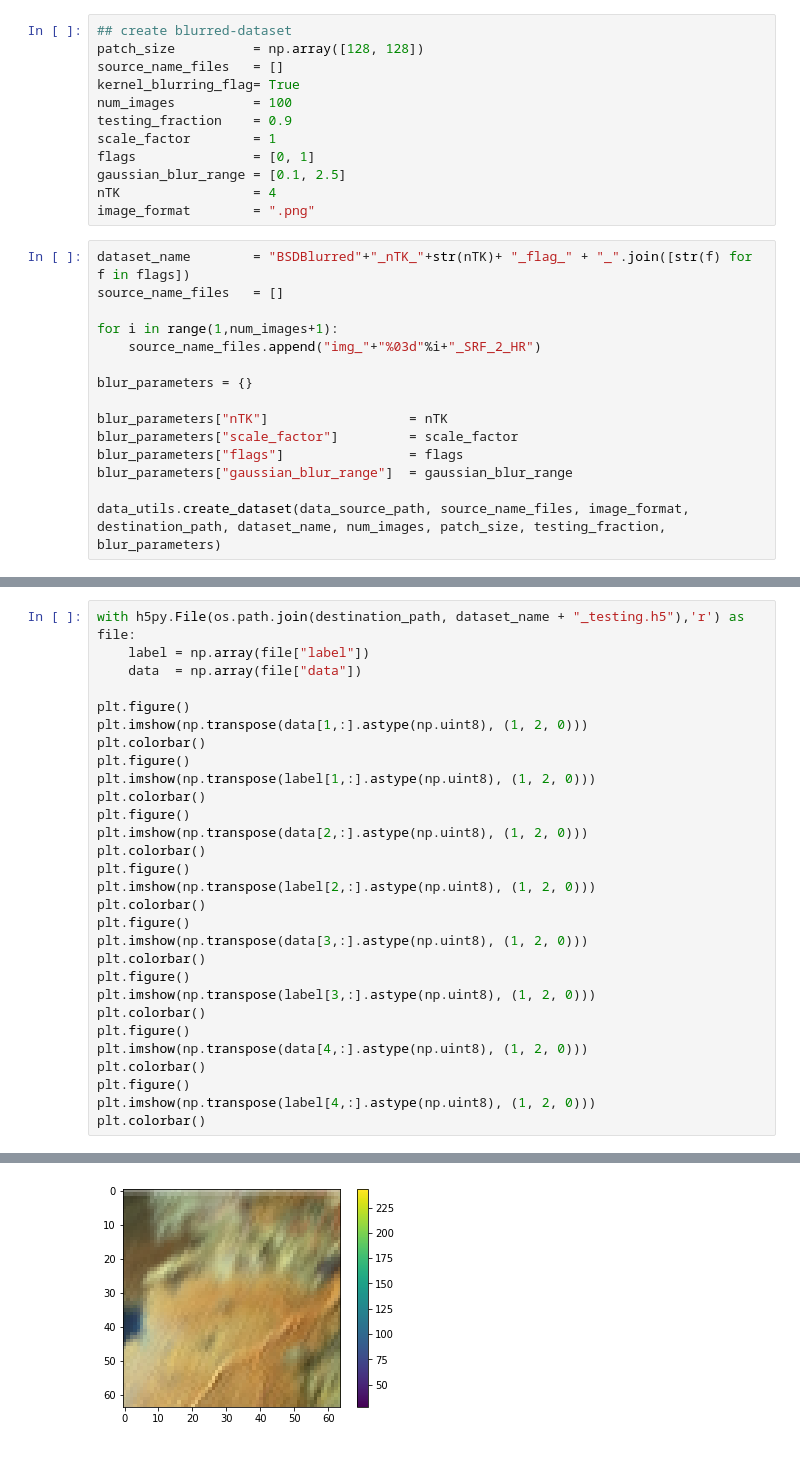
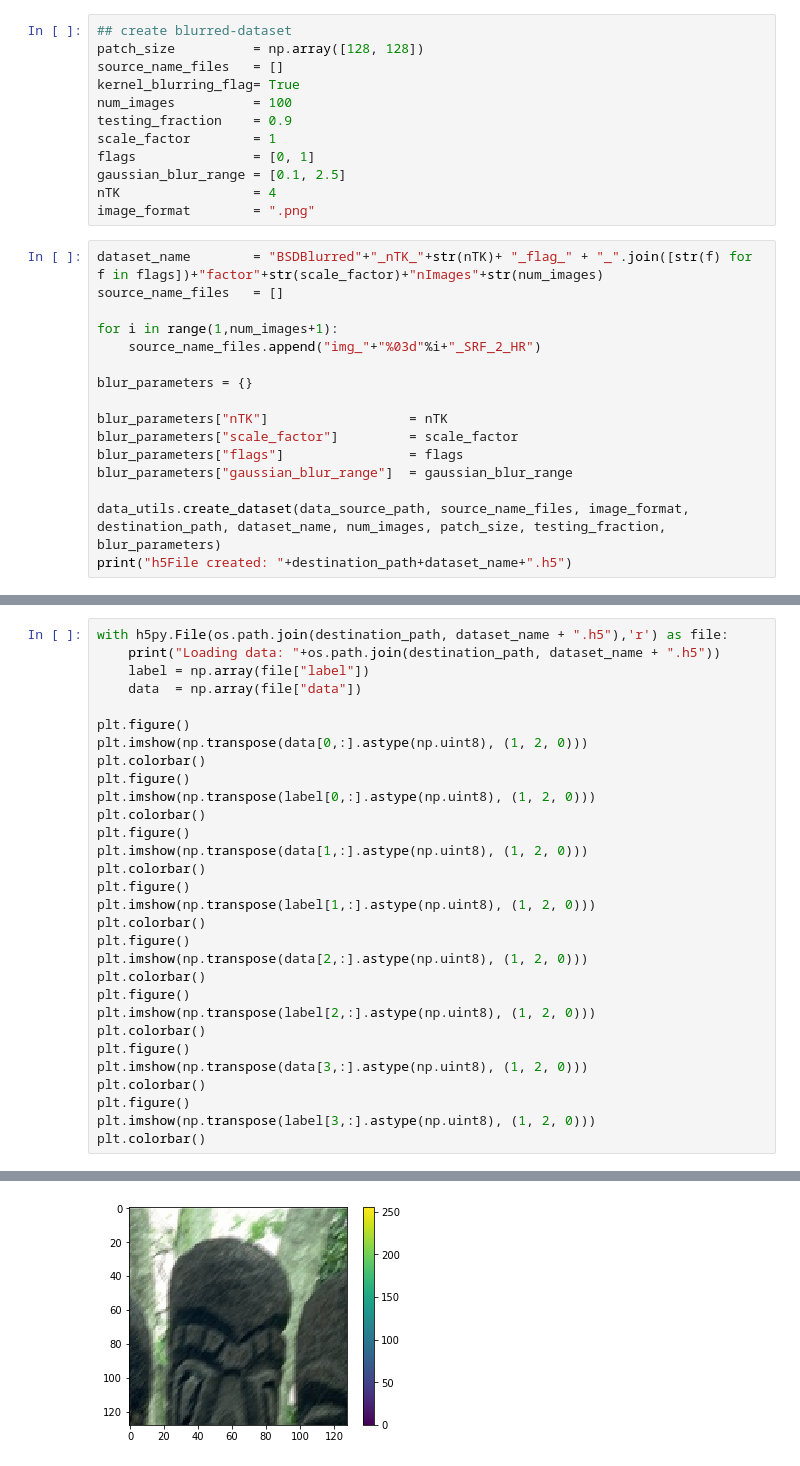
Before and after one commit to Sushobhan04/UG2, a Jupyter notebook: scripts/generate_dataset.ipynb, the cells around one changed output, grey strips where cells are left out. Drawn from its saved outputs; the diff is of its cells as text.

Commit message:
ipynb script changed for 100 images

```diff
--- a/scripts/generate_dataset.ipynb
+++ b/scripts/generate_dataset.ipynb
@@ -29,7 +29,7 @@ gaussian_blur_range = [0.1, 2.5]
 nTK                 = 4
 image_format        = ".png"
 # %%
-dataset_name        = "BSDBlurred"+"_nTK_"+str(nTK)+ "_flag_" + "_".join([str(f) for f in flags])
+dataset_name        = "BSDBlurred"+"_nTK_"+str(nTK)+ "_flag_" + "_".join([str(f) for f in flags])+"factor"+str(scale_factor)+"nImages"+str(num_images)
 source_name_files   = []
 
 for i in range(1,num_images+1):
@@ -43,4 +43,5 @@ blur_parameters["flags"]                = flags
 blur_parameters["gaussian_blur_range"]  = gaussian_blur_range
 
 data_utils.create_dataset(data_source_path, source_name_files, image_format, destination_path, dataset_name, num_images, patch_size, testing_fraction, blur_parameters)
+print("h5File created: "+destination_path+dataset_name+".h5")
 # %% [output]
@@ -64,8 +50,15 @@ data of shape  (539, 3, 128, 128) and label of shape  (539, 3, 128, 128)  create
 # %%
-with h5py.File(os.path.join(destination_path, dataset_name + "_testing.h5"),'r') as file:
+with h5py.File(os.path.join(destination_path, dataset_name + ".h5"),'r') as file:
+    print("Loading data: "+os.path.join(destination_path, dataset_name + ".h5"))
     label = np.array(file["label"])
     data  = np.array(file["data"])
 
+plt.figure()
+plt.imshow(np.transpose(data[0,:].astype(np.uint8), (1, 2, 0)))
+plt.colorbar()
+plt.figure()
+plt.imshow(np.transpose(label[0,:].astype(np.uint8), (1, 2, 0)))
+plt.colorbar()
 plt.figure()
 plt.imshow(np.transpose(data[1,:].astype(np.uint8), (1, 2, 0)))
 plt.colorbar()
@@ -84,10 +77,4 @@ plt.colorbar()
 plt.figure()
 plt.imshow(np.transpose(label[3,:].astype(np.uint8), (1, 2, 0)))
 plt.colorbar()
-plt.figure()
-plt.imshow(np.transpose(data[4,:].astype(np.uint8), (1, 2, 0)))
-plt.colorbar()
-plt.figure()
-plt.imshow(np.transpose(label[4,:].astype(np.uint8), (1, 2, 0)))
-plt.colorbar()
 # %% [output]
@@ -95 +83 @@ plt.colorbar()
-[figure, old version]
+[figure, new version]
```
Also changed, not shown: parts of 2 cells of this notebook, 3 other files.
